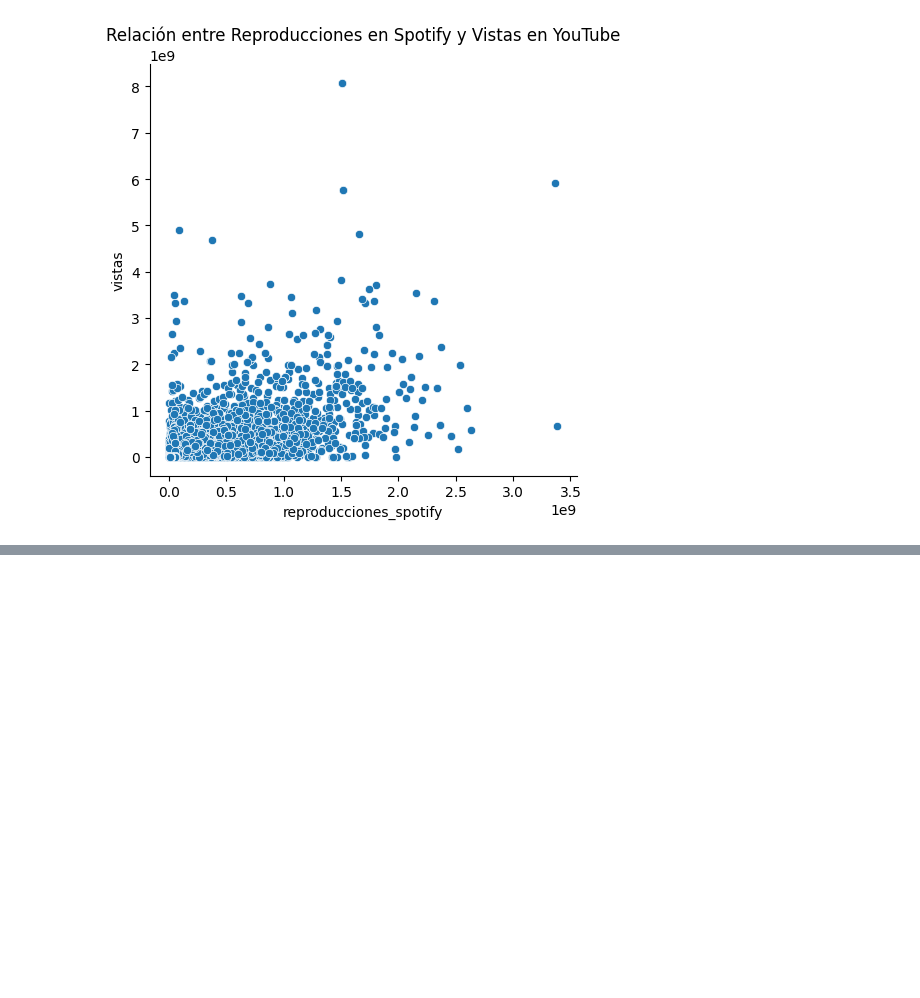
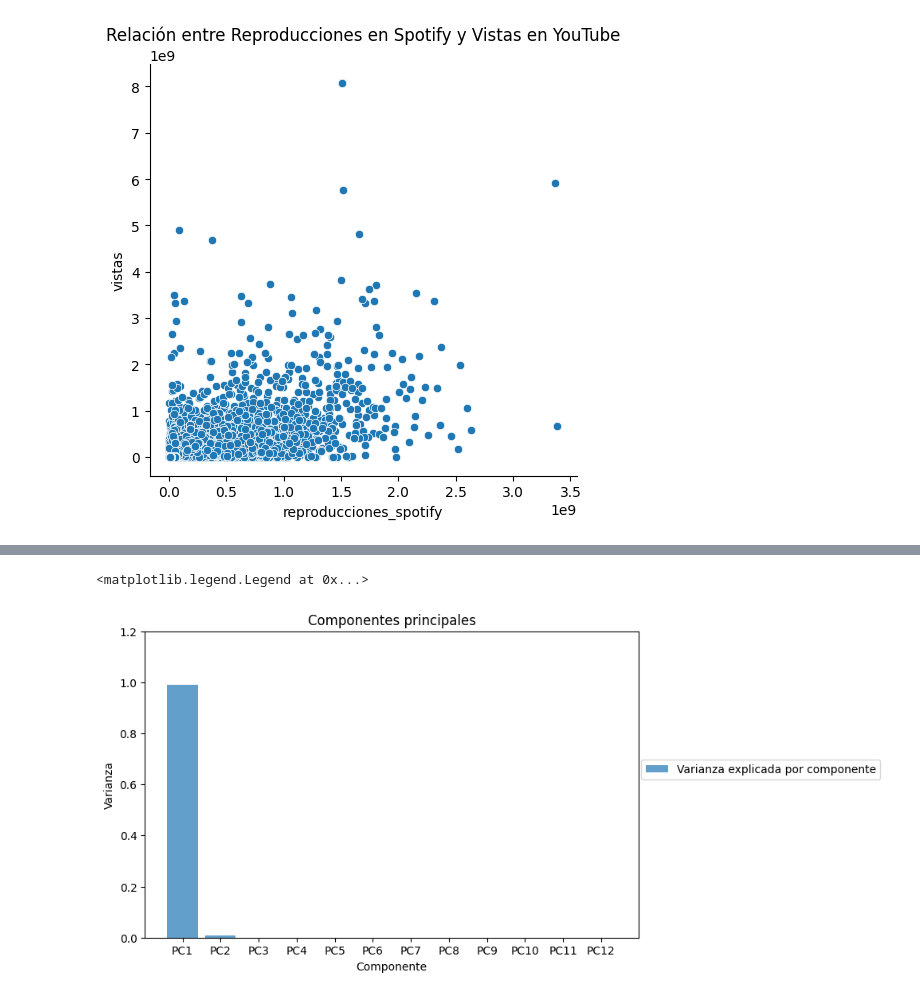
Before and after one commit to federico-700/TP1_spotify_youtube, a Jupyter notebook: Proyecto_spotify_youtube_parte_1_Domañski.ipynb, the cells around one changed output, grey strips where cells are left out. Cells and saved outputs as stored; diff of their text form; code cells hidden in the pictures; blank space fills up the shorter version.

```diff
--- a/Proyecto_spotify_youtube_parte_1_Domañski.ipynb
+++ b/Proyecto_spotify_youtube_parte_1_Domañski.ipynb
@@ -610,0 +780,14 @@ likes                                 0.648037  1.000000
+# %%
+# Gráficos
+fig, ax = plt.subplots(figsize=(8, 5))
+ax.bar(lista_componentes, modelo_pca.explained_variance_ratio_, alpha=0.7, label='Varianza explicada por componente')
+
+
+ax.set_title('Componentes principales')
+ax.set_xlabel('Componente')
+ax.set_ylabel('Varianza')
+ax.set_ylim(0, 1.2)
+ax.legend(bbox_to_anchor = (1.5, 0.6))
+# %% [output]
+<matplotlib.legend.Legend at 0x...>
+[figure, added]
```
Also changed, not shown: parts of 69 cells of this notebook.
